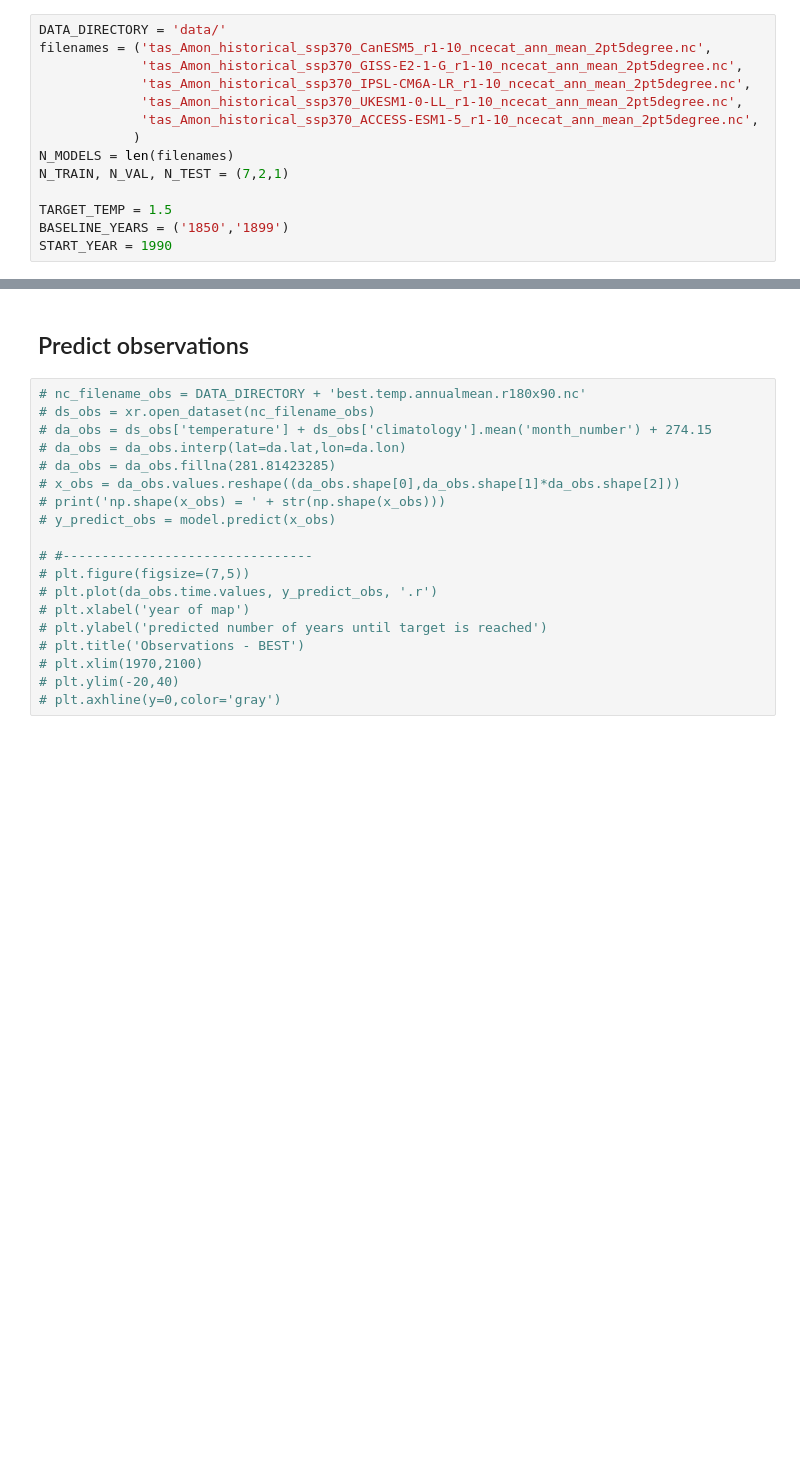
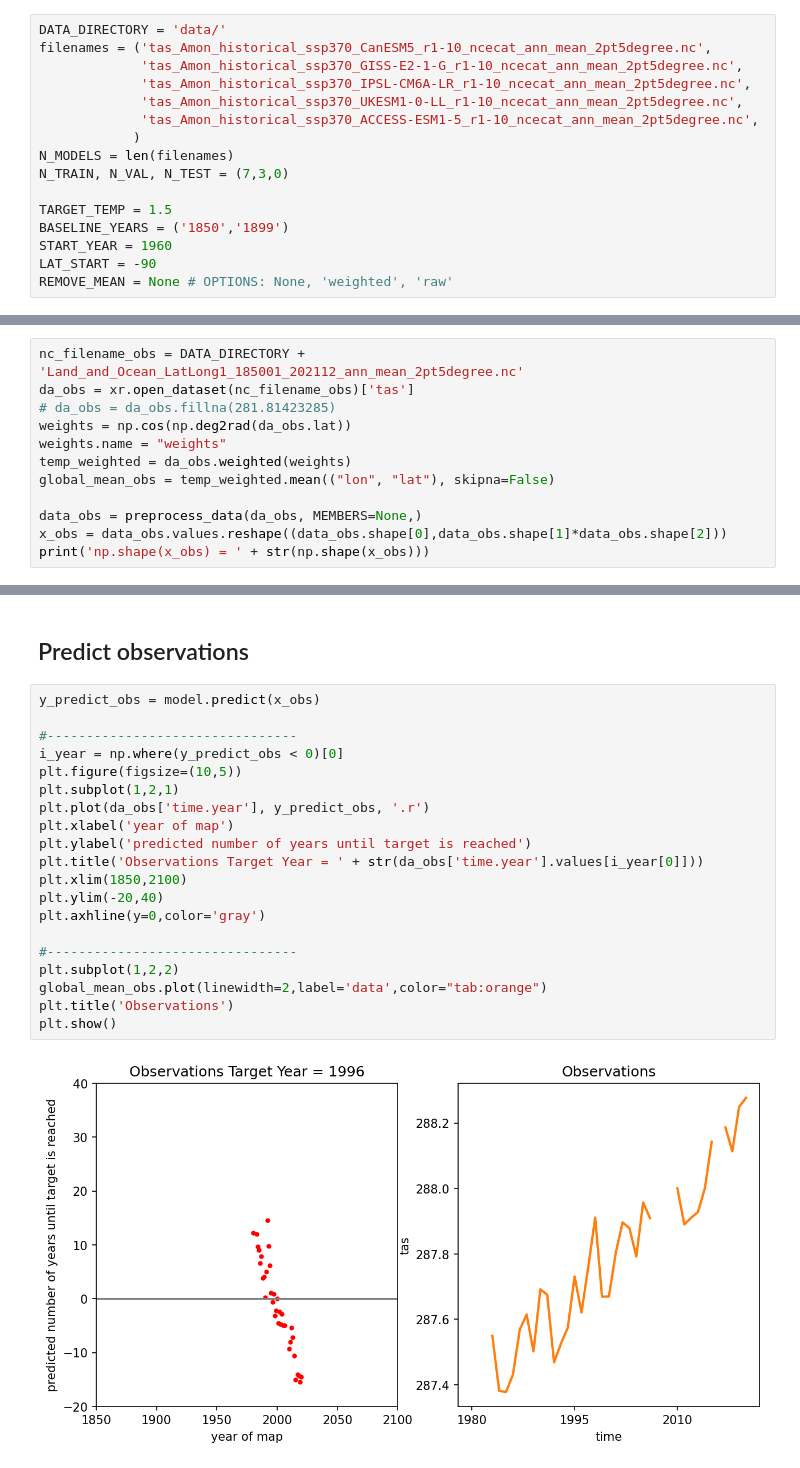
Before and after one commit to eabarnes1010/target_temp_detection, a Jupyter notebook: _train_model.ipynb, the cells around one changed output, grey strips where cells are left out. Drawn from its saved outputs; the diff is of its cells as text; blank space fills up the shorter version.

```diff
--- a/_train_model.ipynb
+++ b/_train_model.ipynb
@@ -68,11 +76,13 @@ filenames = ('tas_Amon_historical_ssp370_CanESM5_r1-10_ncecat_ann_mean_2pt5degre
              'tas_Amon_historical_ssp370_ACCESS-ESM1-5_r1-10_ncecat_ann_mean_2pt5degree.nc',
             )
 N_MODELS = len(filenames)
-N_TRAIN, N_VAL, N_TEST = (7,2,1)
+N_TRAIN, N_VAL, N_TEST = (7,3,0)
 
 TARGET_TEMP = 1.5
 BASELINE_YEARS = ('1850','1899')
-START_YEAR = 1990
+START_YEAR = 1960
+LAT_START = -90
+REMOVE_MEAN = None # OPTIONS: None, 'weighted', 'raw'
 # %% [markdown]
 ## Define the target year and labels
 
@@ -133,0 +174,12 @@ def make_data_split(da, data, f_labels, f_years, labels, years, MEMBERS):
+# %%
+nc_filename_obs = DATA_DIRECTORY + 'Land_and_Ocean_LatLong1_185001_202112_ann_mean_2pt5degree.nc'
+da_obs = xr.open_dataset(nc_filename_obs)['tas']
+# da_obs = da_obs.fillna(281.81423285)
+weights = np.cos(np.deg2rad(da_obs.lat))
+weights.name = "weights"
+temp_weighted = da_obs.weighted(weights)
+global_mean_obs = temp_weighted.mean(("lon", "lat"), skipna=False)
+
+data_obs = preprocess_data(da_obs, MEMBERS=None,)
+x_obs = data_obs.values.reshape((data_obs.shape[0],data_obs.shape[1]*data_obs.shape[2]))
+print('np.shape(x_obs) = ' + str(np.shape(x_obs)))
@@ -573,21 +680,24 @@ plt.show()
 # %% [markdown]
 ## Predict observations
 # %%
-# nc_filename_obs = DATA_DIRECTORY + 'best.temp.annualmean.r180x90.nc'
-# ds_obs = xr.open_dataset(nc_filename_obs)
-# da_obs = ds_obs['temperature'] + ds_obs['climatology'].mean('month_number') + 274.15
-# da_obs = da_obs.interp(lat=da.lat,lon=da.lon)
-# da_obs = da_obs.fillna(281.81423285)
-# x_obs = da_obs.values.reshape((da_obs.shape[0],da_obs.shape[1]*da_obs.shape[2]))
-# print('np.shape(x_obs) = ' + str(np.shape(x_obs)))
-# y_predict_obs = model.predict(x_obs)
+y_predict_obs = model.predict(x_obs)
 
-# #--------------------------------
-# plt.figure(figsize=(7,5))
-# plt.plot(da_obs.time.values, y_predict_obs, '.r')
-# plt.xlabel('year of map')
-# plt.ylabel('predicted number of years until target is reached')
-# plt.title('Observations - BEST')
-# plt.xlim(1970,2100)
-# plt.ylim(-20,40)
-# plt.axhline(y=0,color='gray')
+#--------------------------------
+i_year = np.where(y_predict_obs < 0)[0]
+plt.figure(figsize=(10,5))
+plt.subplot(1,2,1)
+plt.plot(da_obs['time.year'], y_predict_obs, '.r')
+plt.xlabel('year of map')
+plt.ylabel('predicted number of years until target is reached')
+plt.title('Observations Target Year = ' + str(da_obs['time.year'].values[i_year[0]]))
+plt.xlim(1850,2100)
+plt.ylim(-20,40)
+plt.axhline(y=0,color='gray')
+
+#--------------------------------
+plt.subplot(1,2,2)
+global_mean_obs.plot(linewidth=2,label='data',color="tab:orange")
+plt.title('Observations')
+plt.show()
+# %% [output]
+[figure, added]
```
Also changed, not shown: parts of 13 cells of this notebook.
